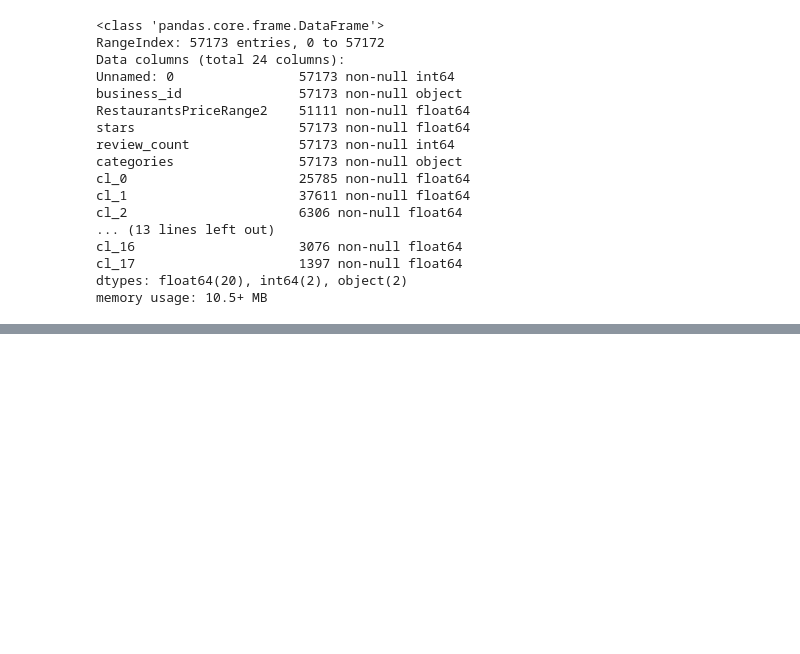
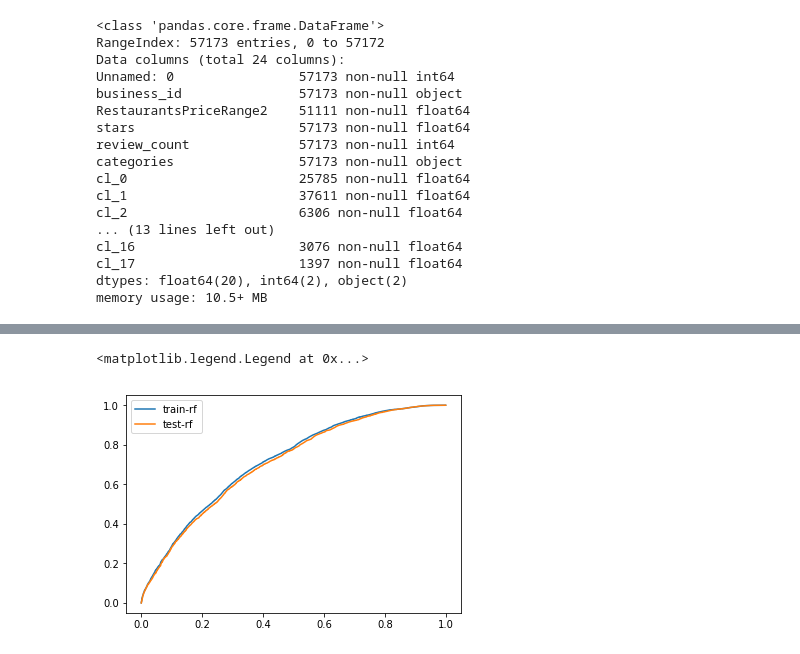
Before and after one commit to Myau5x/anti-recommender, a Jupyter notebook: predicting_cluster.ipynb, the cells around one changed output, grey strips where cells are left out. Cells and saved outputs as stored; diff of their text form; code cells hidden in the pictures; blank space fills up the shorter version.

```diff
--- a/predicting_cluster.ipynb
+++ b/predicting_cluster.ipynb
@@ -48,0 +183,2 @@ len(biz_df.categories.unique())
+# %%
+X_train, X_test, Y_train, Y_test = train_test_split(  X, Y, test_size=0.33, random_state=91)
@@ -48,0 +220,7 @@ len(biz_df.categories.unique())
+# %%
+rf0 = RandomForestClassifier(n_estimators=400,  max_depth=6,
+                             min_samples_split=2, min_samples_leaf=1, min_weight_fraction_leaf=0.0, max_features=17,
+                             max_leaf_nodes=None, bootstrap=True, n_jobs=-1,
+                             random_state=179,   class_weight={0:1, 1:0.9})
+# %%
+rf0.fit(X_train, Y_train['cl_t0'])
@@ -48,0 +263,8 @@ len(biz_df.categories.unique())
+# %%
+fig, ax = plt.subplots()
+plot_roc_curve(Y_train['cl_t0'], X_train, rf0, ax,  'train-rf')
+plot_roc_curve(Y_test['cl_t0'], X_test, rf0, ax,  'test-rf')
+ax.legend()
+# %% [output]
+<matplotlib.legend.Legend at 0x...>
+[figure, added]
```
Also changed, not shown: parts of 55 cells of this notebook, 2 other files.
